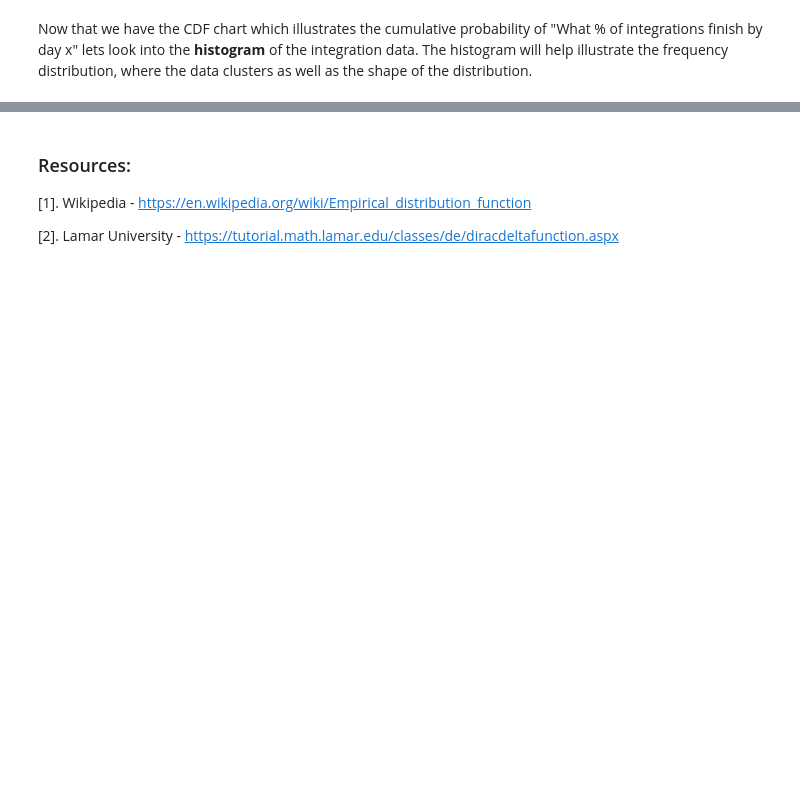
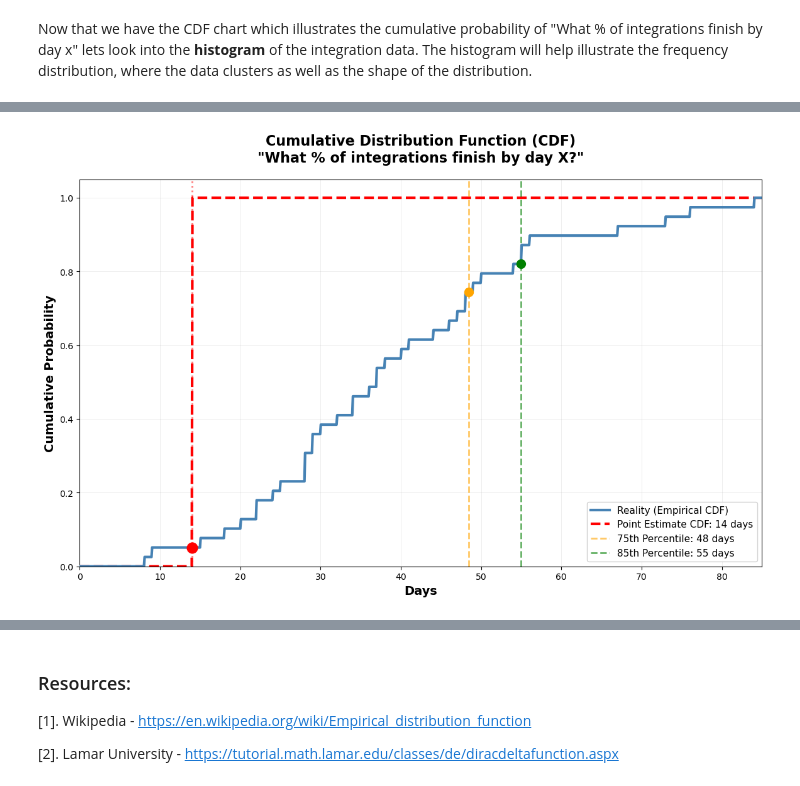
Before and after one commit to crystal-wolfer/SoftUni-AI-ML, a Jupyter notebook: Course 1 - Math For Developer/monte-carlo-agile-estimation/notebooks/01_problem_definition.ipynb, the cells around one changed output, grey strips where cells are left out. Saved outputs shown, nothing was run; the diff lists cells and outputs as text; code cells hidden in the pictures; blank space fills up the shorter version.

```diff
--- a/Course 1 - Math For Developer/monte-carlo-agile-estimation/notebooks/01_problem_definition.ipynb
+++ b/Course 1 - Math For Developer/monte-carlo-agile-estimation/notebooks/01_problem_definition.ipynb
@@ -253,0 +271,4 @@ This project will explore whether this theoretical promise holds in practice spe
+# %%
+prob_at_estimate = plot_integration_cdf(clean_actual_days, point_estimate=14)
+# %% [output]
+[figure, added]
```
Also changed, not shown: parts of 9 cells of this notebook, 2 other files.
